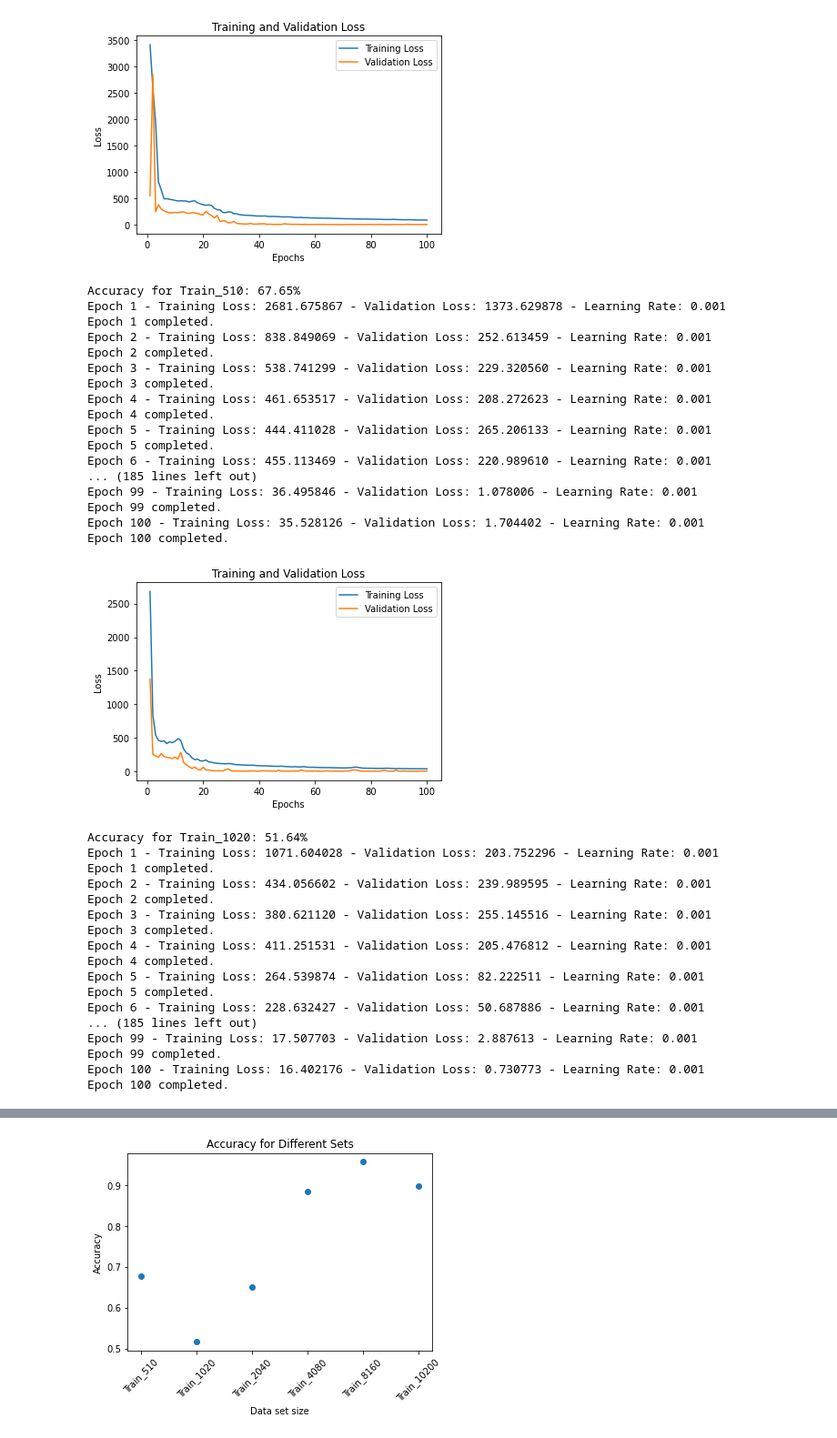
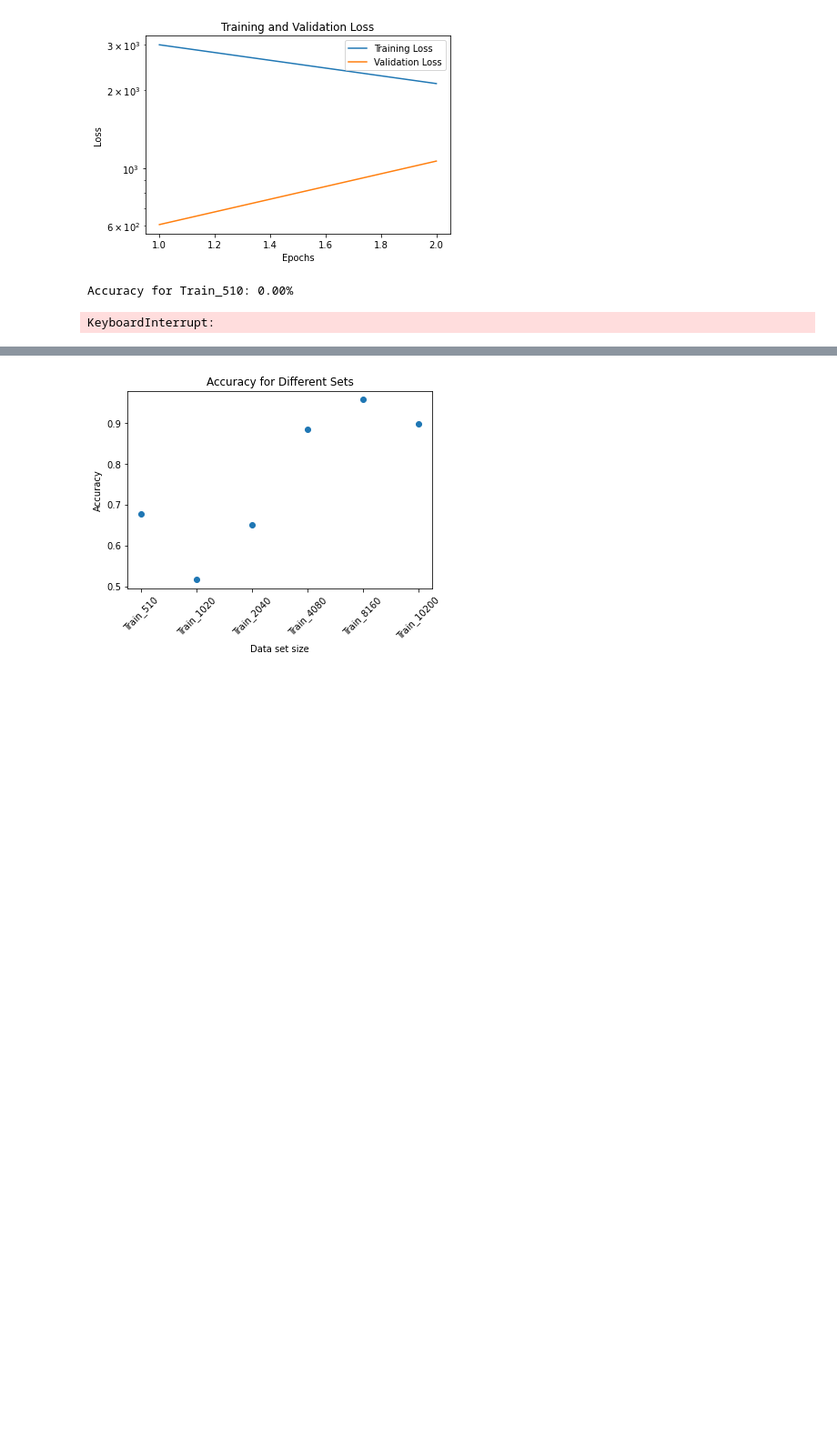
Before and after one commit to vanboven073/4AI00, a Jupyter notebook: Blender_Automation/CNN_comparison.ipynb, the cells around one changed output, grey strips where cells are left out. Shown at 91% size. Cells and saved outputs as stored; diff of their text form; code cells hidden in the pictures; blank space fills up the shorter version.

```diff
--- a/Blender_Automation/CNN_comparison.ipynb
+++ b/Blender_Automation/CNN_comparison.ipynb
@@ -24,7 +24,7 @@ device = torch.device('cuda' if torch.cuda.is_available() else 'cpu')
 class CNN(nn.Module): # results in accuracy of 73.22%
     def __init__(self):
         super(CNN, self).__init__()
-        self.conv1 = nn.Conv2d(3, 16, kernel_size=3, padding=1)
+        self.conv1 = nn.Conv2d(1, 16, kernel_size=3, padding=1)
         self.conv2 = nn.Conv2d(16, 32, kernel_size=3, padding=1)
         self.conv3 = nn.Conv2d(32, 64, kernel_size=3, padding=1)
         self.conv4 = nn.Conv2d(64, 128, kernel_size=3, padding=1)
@@ -134,10 +134,10 @@ for item in sets:
     val_loader = DataLoader(val_dataset, batch_size=32, shuffle=True)
     test_loader = DataLoader(test_dataset, batch_size=32, shuffle=True)
 
-    num_epochs = 100
+    num_epochs = 2
     best_val_loss = float('inf')
     best_learning_rate = None
-    patience = 100
+    patience = 2
     counter = 0
     learning_rate = 0.001
 
@@ -231,6 +231,7 @@ for item in sets:
     plt.plot(epoch_numbers, val_losses, label='Validation Loss')
     plt.xlabel('Epochs')
     plt.ylabel('Loss')
+    plt.yscale('log')
     plt.title('Training and Validation Loss')
     plt.legend()
     plt.savefig(f'loss_plot_{item}.jpeg', format='jpeg')
@@ -315,36 +303,3 @@ Epoch 100 completed.
-[figure, old version]
+[figure, new version]
-Accuracy for Train_510: 67.65%
-Epoch 1 - Training Loss: 2681.675867 - Validation Loss: 1373.629878 - Learning Rate: 0.001
-Epoch 1 completed.
-Epoch 2 - Training Loss: 838.849069 - Validation Loss: 252.613459 - Learning Rate: 0.001
-Epoch 2 completed.
-Epoch 3 - Training Loss: 538.741299 - Validation Loss: 229.320560 - Learning Rate: 0.001
-Epoch 3 completed.
-Epoch 4 - Training Loss: 461.653517 - Validation Loss: 208.272623 - Learning Rate: 0.001
-Epoch 4 completed.
-Epoch 5 - Training Loss: 444.411028 - Validation Loss: 265.206133 - Learning Rate: 0.001
-Epoch 5 completed.
-Epoch 6 - Training Loss: 455.113469 - Validation Loss: 220.989610 - Learning Rate: 0.001
-... (185 lines left out)
-Epoch 99 - Training Loss: 36.495846 - Validation Loss: 1.078006 - Learning Rate: 0.001
-Epoch 99 completed.
-Epoch 100 - Training Loss: 35.528126 - Validation Loss: 1.704402 - Learning Rate: 0.001
-Epoch 100 completed.
+Accuracy for Train_510: 0.00%
-[figure, removed]
-Accuracy for Train_1020: 51.64%
-Epoch 1 - Training Loss: 1071.604028 - Validation Loss: 203.752296 - Learning Rate: 0.001
-Epoch 1 completed.
-Epoch 2 - Training Loss: 434.056602 - Validation Loss: 239.989595 - Learning Rate: 0.001
-Epoch 2 completed.
-Epoch 3 - Training Loss: 380.621120 - Validation Loss: 255.145516 - Learning Rate: 0.001
-Epoch 3 completed.
-Epoch 4 - Training Loss: 411.251531 - Validation Loss: 205.476812 - Learning Rate: 0.001
-Epoch 4 completed.
-Epoch 5 - Training Loss: 264.539874 - Validation Loss: 82.222511 - Learning Rate: 0.001
-Epoch 5 completed.
-Epoch 6 - Training Loss: 228.632427 - Validation Loss: 50.687886 - Learning Rate: 0.001
-... (185 lines left out)
-Epoch 99 - Training Loss: 17.507703 - Validation Loss: 2.887613 - Learning Rate: 0.001
-Epoch 99 completed.
-Epoch 100 - Training Loss: 16.402176 - Validation Loss: 0.730773 - Learning Rate: 0.001
-Epoch 100 completed.
+KeyboardInterrupt:
```
Also changed, not shown: parts of 2 cells of this notebook, 2 other files.
